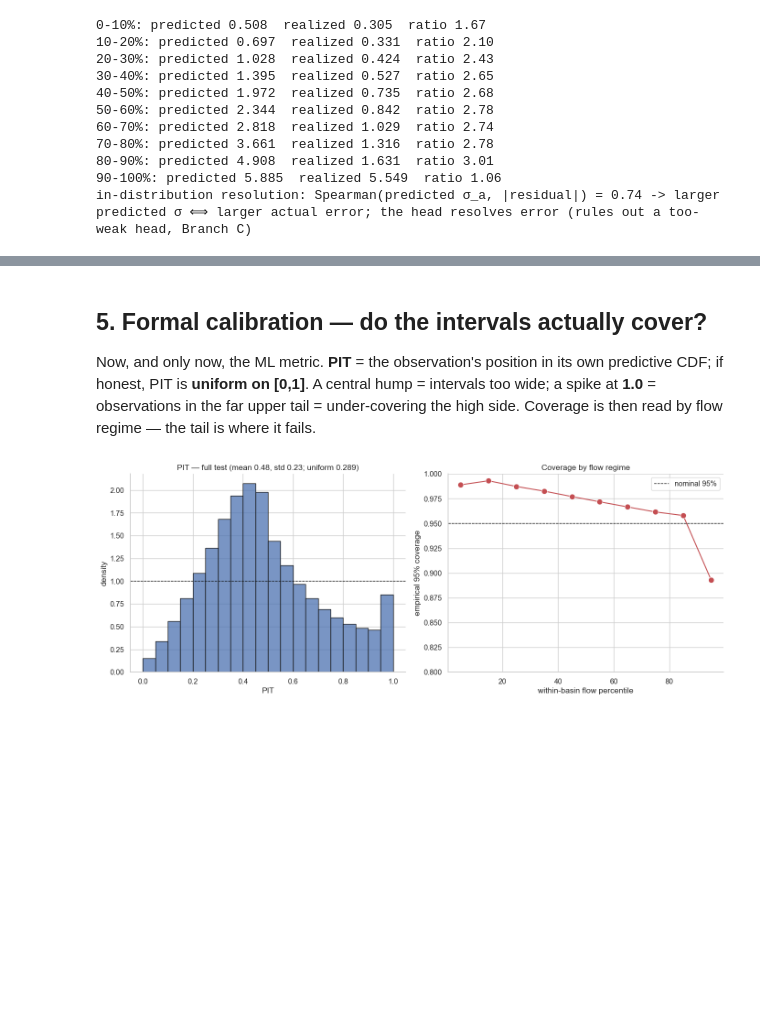
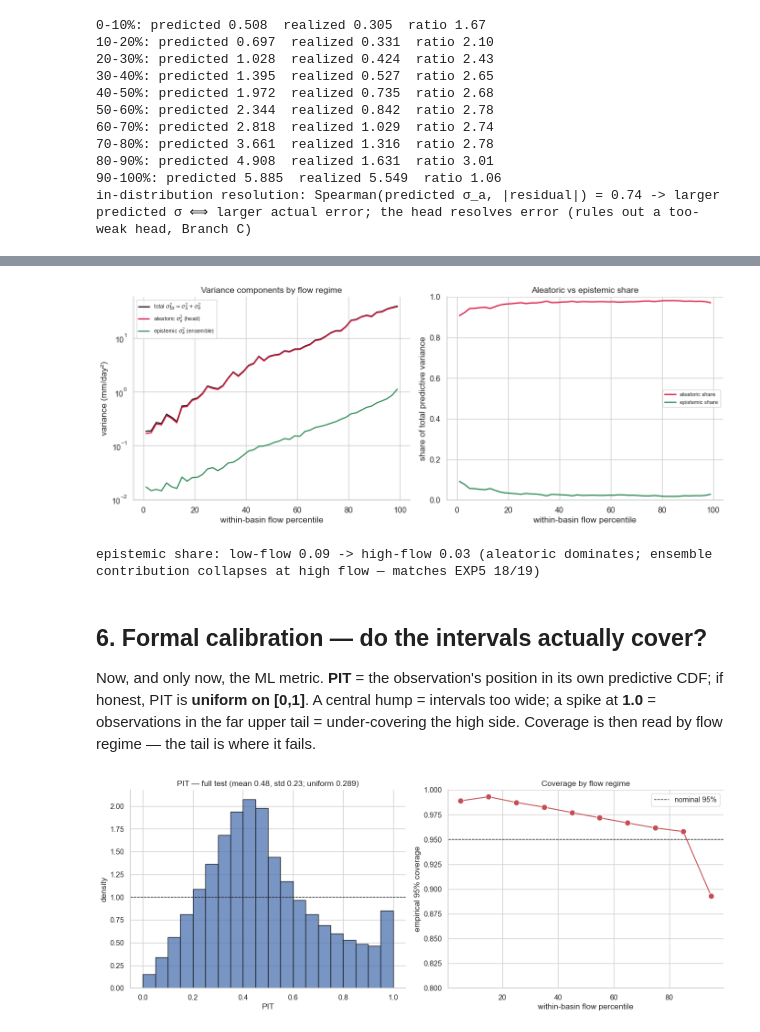
Before and after one commit to TWilson05/EA-LSTM-Streamflow, a Jupyter notebook: notebooks/EXP6_MVE_Calibration.ipynb, the cells around one changed output, grey strips where cells are left out. Cells and saved outputs as stored; diff of their text form; code cells hidden in the pictures; blank space fills up the shorter version.

```diff
--- a/notebooks/EXP6_MVE_Calibration.ipynb
+++ b/notebooks/EXP6_MVE_Calibration.ipynb
@@ -196,5 +207,32 @@ in-distribution resolution: Spearman(predicted σ_a, |residual|) = 0.74 -> large
+# %%
+# Cell: variance decomposition by flow regime (EXP5 cell 18/19 style, trained head's σ_a²)
+FB = 50
+pctD = pd.DataFrame(np.where(valid, y, np.nan)).rank(pct=True).to_numpy()
+tbD = test & np.isfinite(pctD); bD = np.clip(np.nan_to_num(pctD)*FB, 0, FB-1).astype(int)
+ctrD, A, E, Vt = [], [], [], []
+for k in range(FB):
+    s = tbD & (bD==k)
+    if s.sum()==0: continue
+    A.append(np.mean(sigma_a2[s])); E.append(np.mean(sigma_e2[s])); Vt.append(np.mean(var_total[s])); ctrD.append((k+0.5)/FB*100)
+A, E, Vt, ctrD = map(np.array, (A, E, Vt, ctrD))
+fig, ax = plt.subplots(1, 2, figsize=(13, 5.2))
+ax[0].plot(ctrD, Vt, color="k", lw=1.8, label=r"total $\sigma^2_{tot}=\sigma_a^2+\sigma_e^2$")
+ax[0].plot(ctrD, A, color="crimson", lw=1.7, label=r"aleatoric $\sigma_a^2$ (head)")
+ax[0].plot(ctrD, E, color="seagreen", lw=1.7, label=r"epistemic $\sigma_e^2$ (ensemble)")
+ax[0].set(xlabel="within-basin flow percentile", ylabel="variance (mm/day²)", yscale="log",
+          title="Variance components by flow regime"); ax[0].legend(fontsize=8)
+ax[1].plot(ctrD, A/Vt, color="crimson", lw=1.8, label="aleatoric share")
+ax[1].plot(ctrD, E/Vt, color="seagreen", lw=1.8, label="epistemic share")
+ax[1].set(xlabel="within-basin flow percentile", ylabel="share of total predictive variance",
+          ylim=(0, 1), title="Aleatoric vs epistemic share"); ax[1].legend(fontsize=8)
+sns.despine(fig); plt.tight_layout(); plt.show()
+print(f"epistemic share: low-flow {E[0]/Vt[0]:.2f} -> high-flow {E[-1]/Vt[-1]:.2f} "
+      "(aleatoric dominates; ensemble contribution collapses at high flow — matches EXP5 18/19)")
+# %% [output]
+[figure, added]
+epistemic share: low-flow 0.09 -> high-flow 0.03 (aleatoric dominates; ensemble contribution collapses at high flow — matches EXP5 18/19)
 # %% [markdown]
-## 5. Formal calibration — do the intervals actually cover?
+## 6. Formal calibration — do the intervals actually cover?
 Now, and only now, the ML metric. **PIT** = the observation's position in its own predictive CDF; if honest, PIT is **uniform on [0,1]**. A central hump = intervals too wide; a spike at **1.0** = observations in the far upper tail = under-covering the high side. Coverage is then read by flow regime — the tail is where it fails.
 # %%
 # Cell 7: PIT (full test) + coverage by flow regime (seaborn)
```
Also changed, not shown: parts of 5 cells of this notebook.
